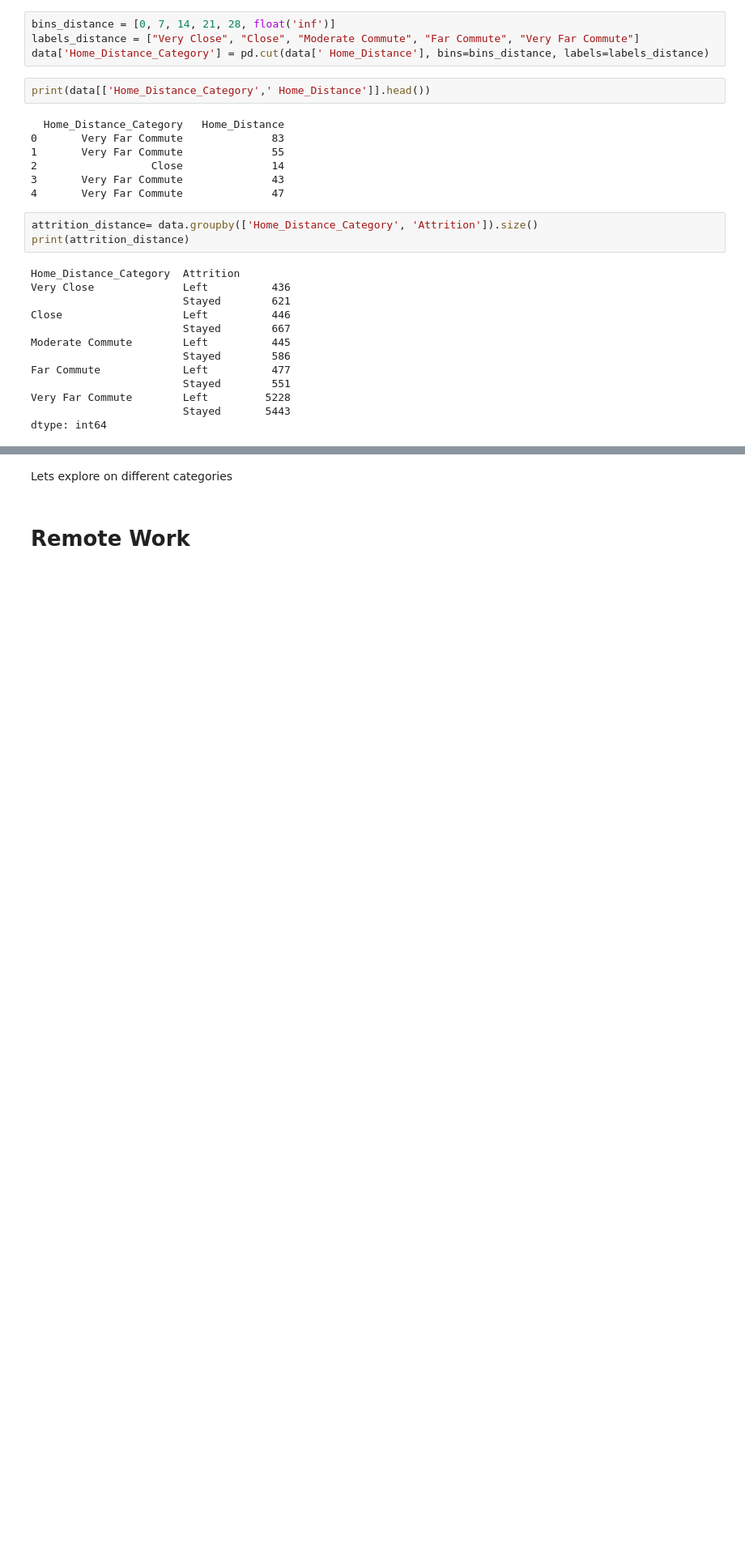
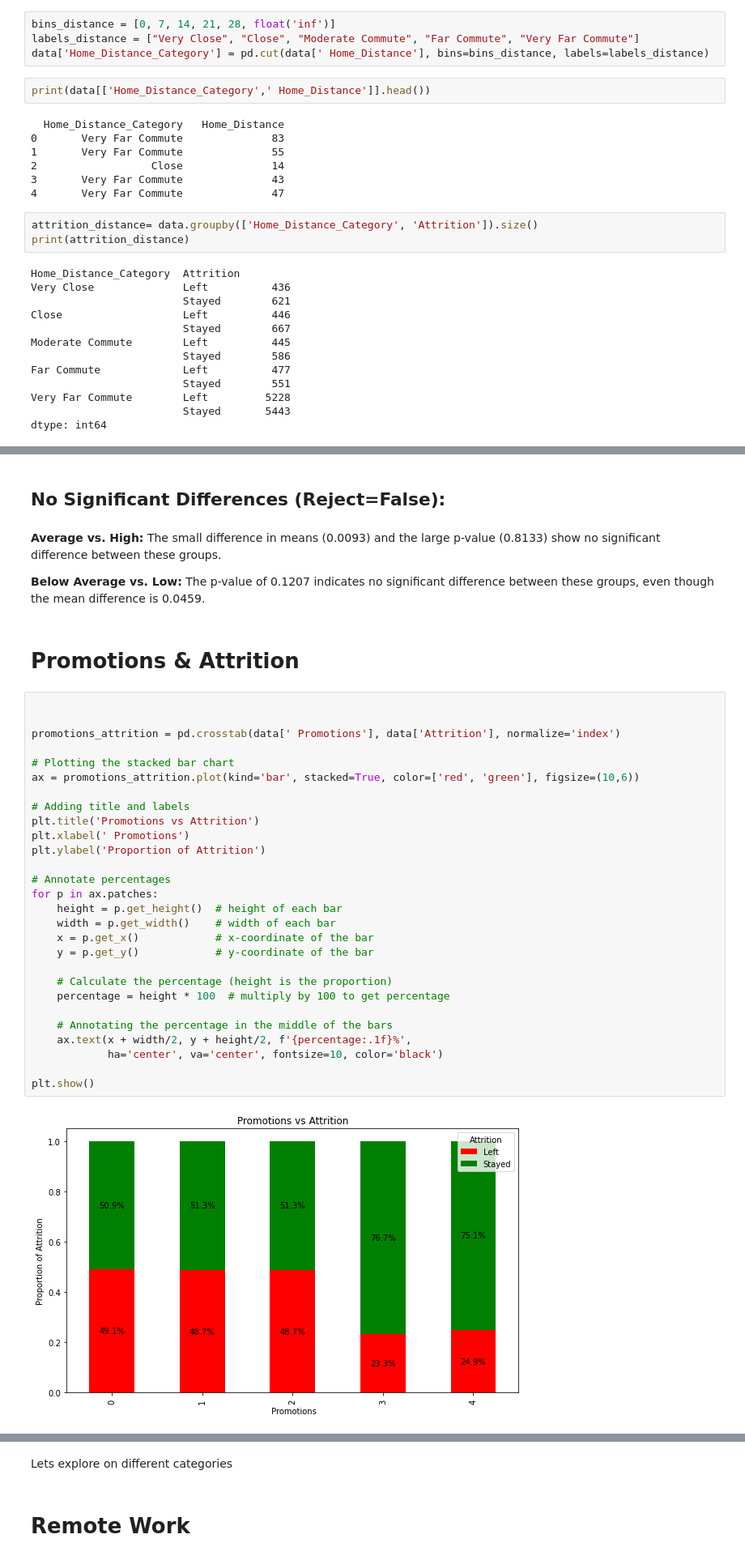
Before and after one commit to dikshya98/Python-01, a Jupyter notebook: Employee_Attrition_Analysis.ipynb, the cells around one changed output, grey strips where cells are left out. Shown at 81% size. Saved outputs shown, nothing was run; the diff lists cells and outputs as text; blank space fills up the shorter version.

```diff
--- a/Employee_Attrition_Analysis.ipynb
+++ b/Employee_Attrition_Analysis.ipynb
@@ -421,0 +494,38 @@ a
+# %% [markdown]
+## No Significant Differences (Reject=False):
+# %% [markdown]
+**Average vs. High:** The small difference in means (0.0093) and the large p-value (0.8133) show no significant difference between these groups.
+
+**Below Average vs. Low:** The p-value of 0.1207 indicates no significant difference between these groups, even though the mean difference is 0.0459.
+# %% [markdown]
+# Promotions & Attrition
+# %%
+
+
+promotions_attrition = pd.crosstab(data[' Promotions'], data['Attrition'], normalize='index')
+
+# Plotting the stacked bar chart
+ax = promotions_attrition.plot(kind='bar', stacked=True, color=['red', 'green'], figsize=(10,6))
+
+# Adding title and labels
+plt.title('Promotions vs Attrition')
+plt.xlabel(' Promotions')
+plt.ylabel('Proportion of Attrition')
+
+# Annotate percentages
+for p in ax.patches:
+    height = p.get_height()  # height of each bar
+    width = p.get_width()    # width of each bar
+    x = p.get_x()            # x-coordinate of the bar
+    y = p.get_y()            # y-coordinate of the bar
+
+    # Calculate the percentage (height is the proportion)
+    percentage = height * 100  # multiply by 100 to get percentage
+
+    # Annotating the percentage in the middle of the bars
+    ax.text(x + width/2, y + height/2, f'{percentage:.1f}%',
+            ha='center', va='center', fontsize=10, color='black')
+
+plt.show()
+# %% [output]
+[figure, added]
```
Also changed, not shown: parts of 67 cells of this notebook.
